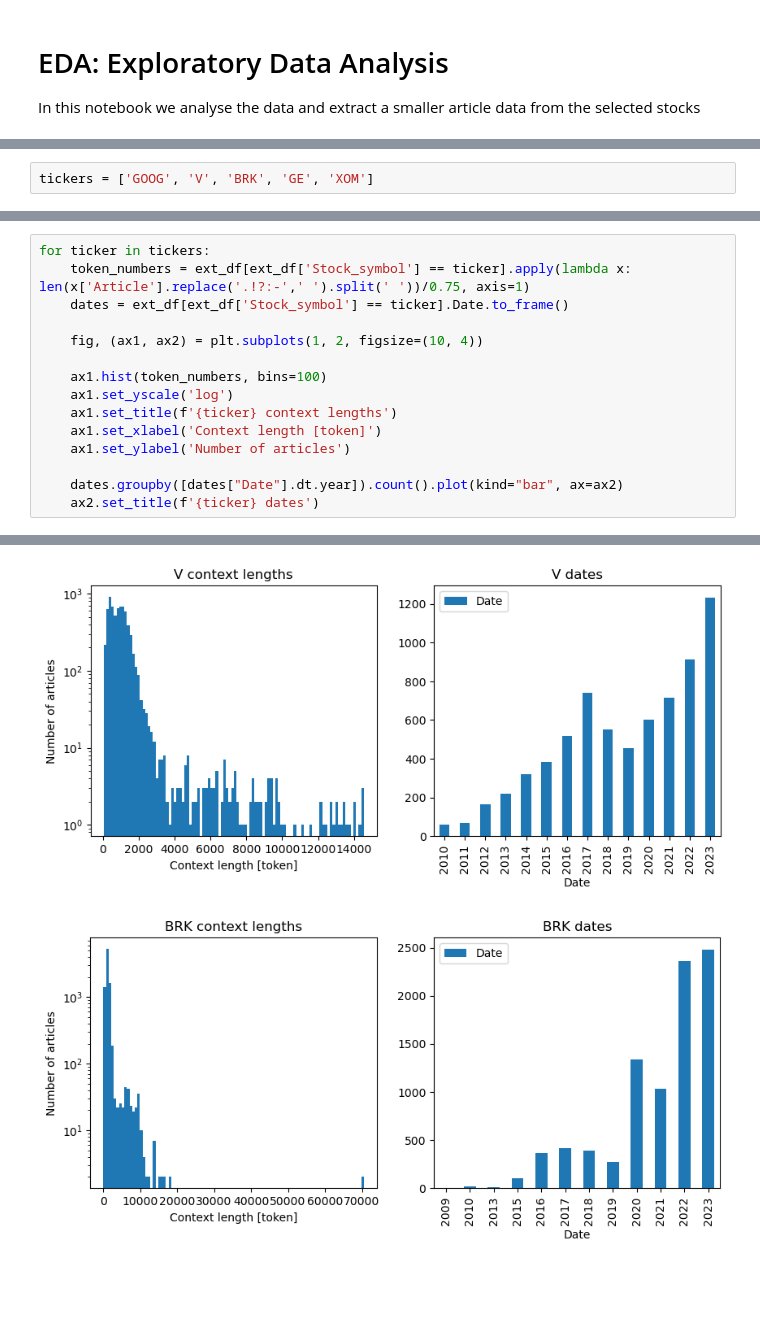
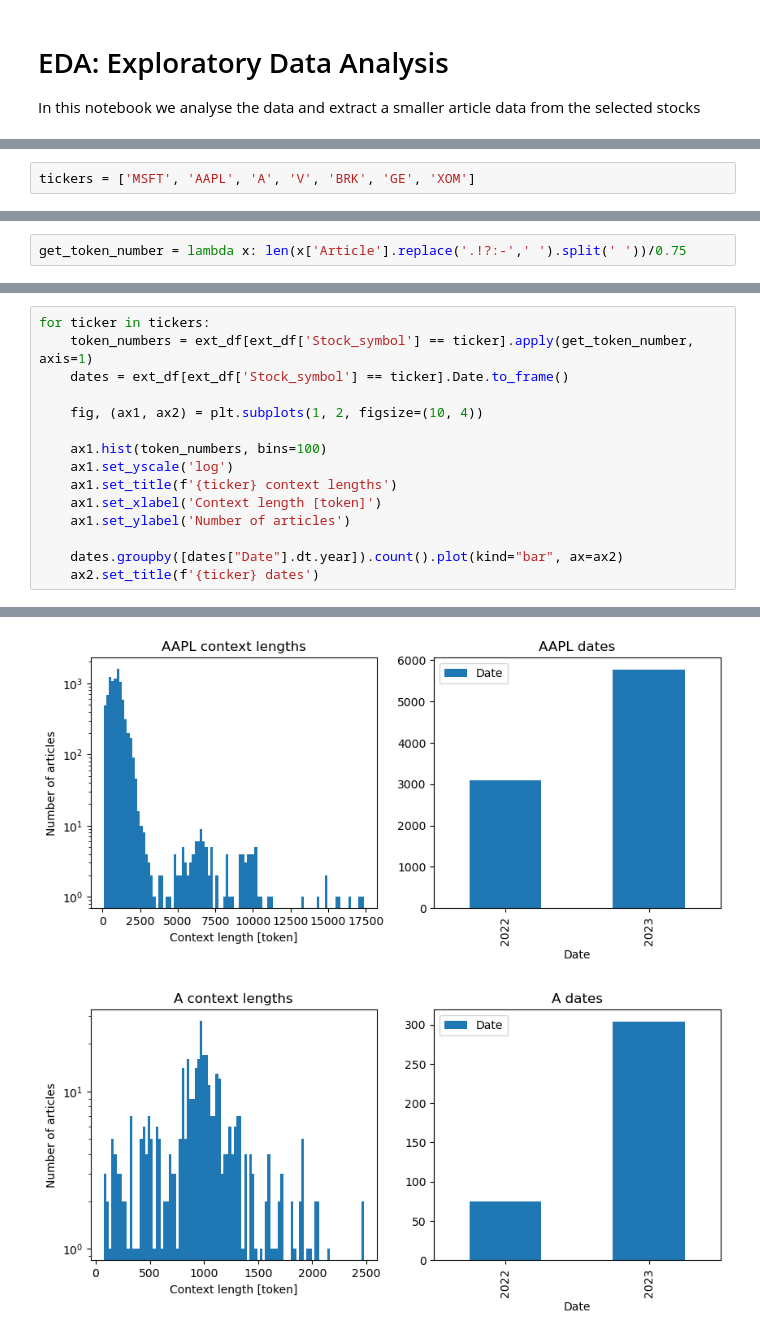
Before and after one commit to gregiberri/llm_financial_sentiment_analysis, a Jupyter notebook: notebooks/1_EDA.ipynb, the cells around one changed output, grey strips where cells are left out. Cells and saved outputs as stored; diff of their text form; blank space fills up the shorter version.

Commit message:
Select  stock, extract and add extracted data and analysis.

```diff
--- a/notebooks/1_EDA.ipynb
+++ b/notebooks/1_EDA.ipynb
@@ -21,5 +50,5 @@ df.head()
 # %%
-tickers = ['GOOG', 'V', 'BRK', 'GE', 'XOM']
+tickers = ['MSFT', 'AAPL', 'A', 'V', 'BRK', 'GE', 'XOM']
 # %%
 stock_datas = []
 
@@ -69,3 +82,5 @@ ext_df.tail()
 A token is around 0.75*word
+# %%
+get_token_number = lambda x: len(x['Article'].replace('.!?:-',' ').split(' '))/0.75
 # %%
 tickers = list(ext_df['Stock_symbol'].unique())
@@ -72,6 +90,6 @@ tickers = list(ext_df['Stock_symbol'].unique())
 # %%
 for ticker in tickers:
-    token_numbers = ext_df[ext_df['Stock_symbol'] == ticker].apply(lambda x: len(x['Article'].replace('.!?:-',' ').split(' '))/0.75, axis=1)
+    token_numbers = ext_df[ext_df['Stock_symbol'] == ticker].apply(get_token_number, axis=1)
     dates = ext_df[ext_df['Stock_symbol'] == ticker].Date.to_frame()
 
     fig, (ax1, ax2) = plt.subplots(1, 2, figsize=(10, 4))
@@ -89,2 +107,2 @@ for ticker in tickers:
-[figure, old version]
+[figure, new version]
-[figure, old version]
+[figure, new version]
```
Also changed, not shown: parts of 28 cells of this notebook, 2 other files.
